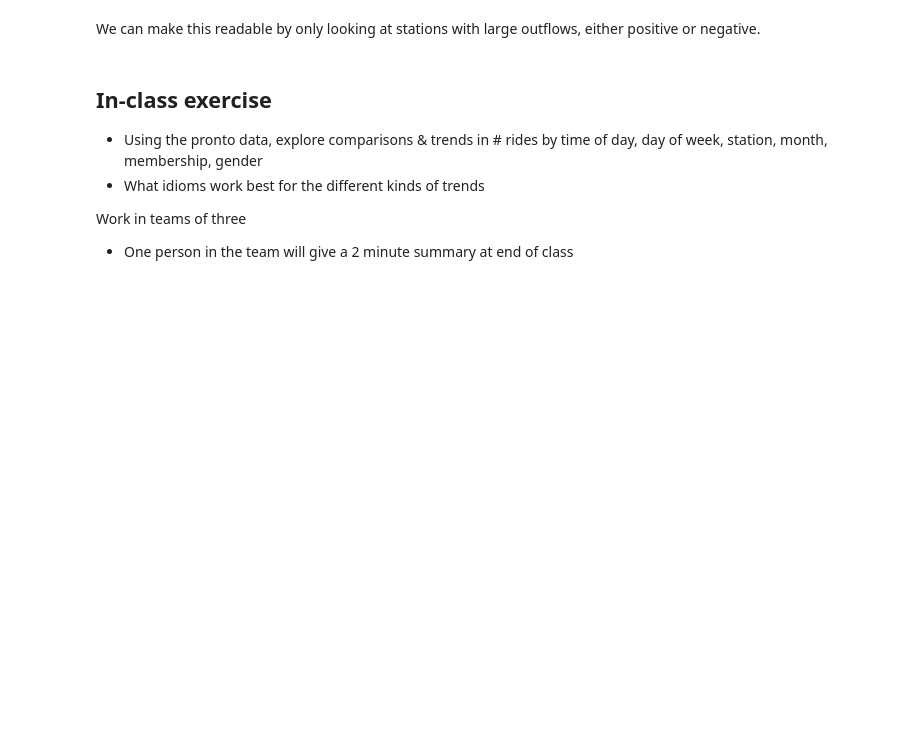
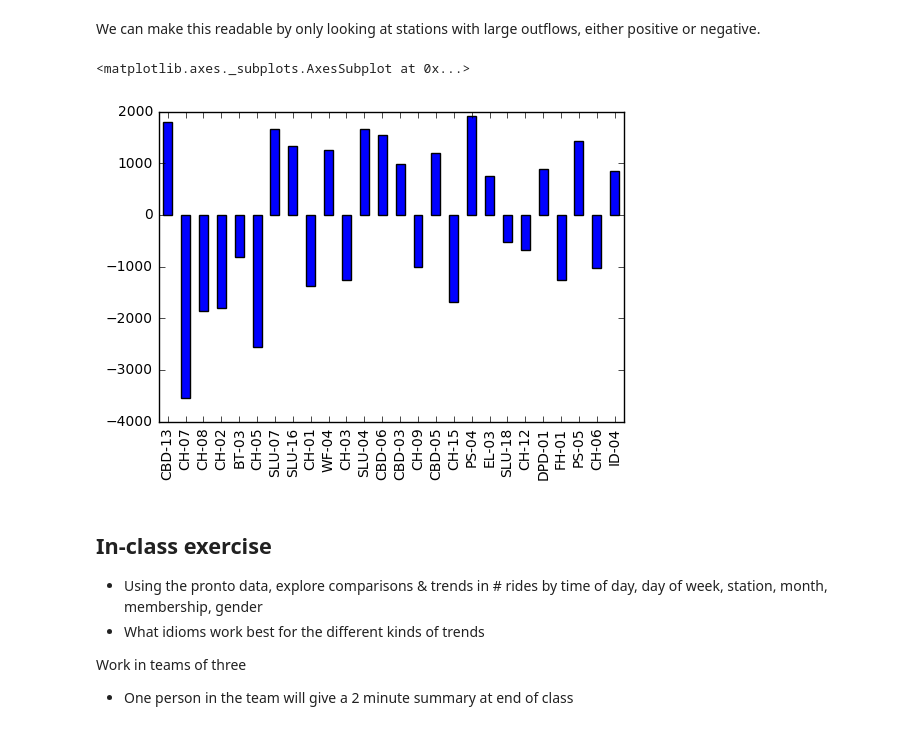
Before and after one commit to UWSEDS/LectureNotes, a Jupyter notebook: 07-Visualization-in-Python/Visualization in Python.ipynb, the cells around one changed output. Drawn from its saved outputs; the diff is of its cells as text; code cells hidden in the pictures; blank space fills up the shorter version.

```diff
--- a/07-Visualization-in-Python/Visualization in Python.ipynb
+++ b/07-Visualization-in-Python/Visualization in Python.ipynb
@@ -69,10 +142,13 @@ df_outflow.plot.bar(legend=False)
 # %% [markdown]
 We can make this readable by only looking at stations with large outflows, either positive or negative.
 # %%
-min_outflow = 500
-sel = abs(df_outflow.outflow) > min_outflow
+min_flow = 500
+sel = abs(df_outflow.outflow) > min_flow
 df_outflow_small = df_outflow[sel]
 df_outflow_small.plot.bar(legend=False)
+# %% [output]
+<matplotlib.axes._subplots.AxesSubplot at 0x...>
+[figure, added]
 # %% [markdown]
 ## In-class exercise
 - Using the pronto data, explore comparisons & trends in # rides by time of day, day of week, station, month, membership, gender
```
Also changed, not shown: parts of 13 cells of this notebook.
